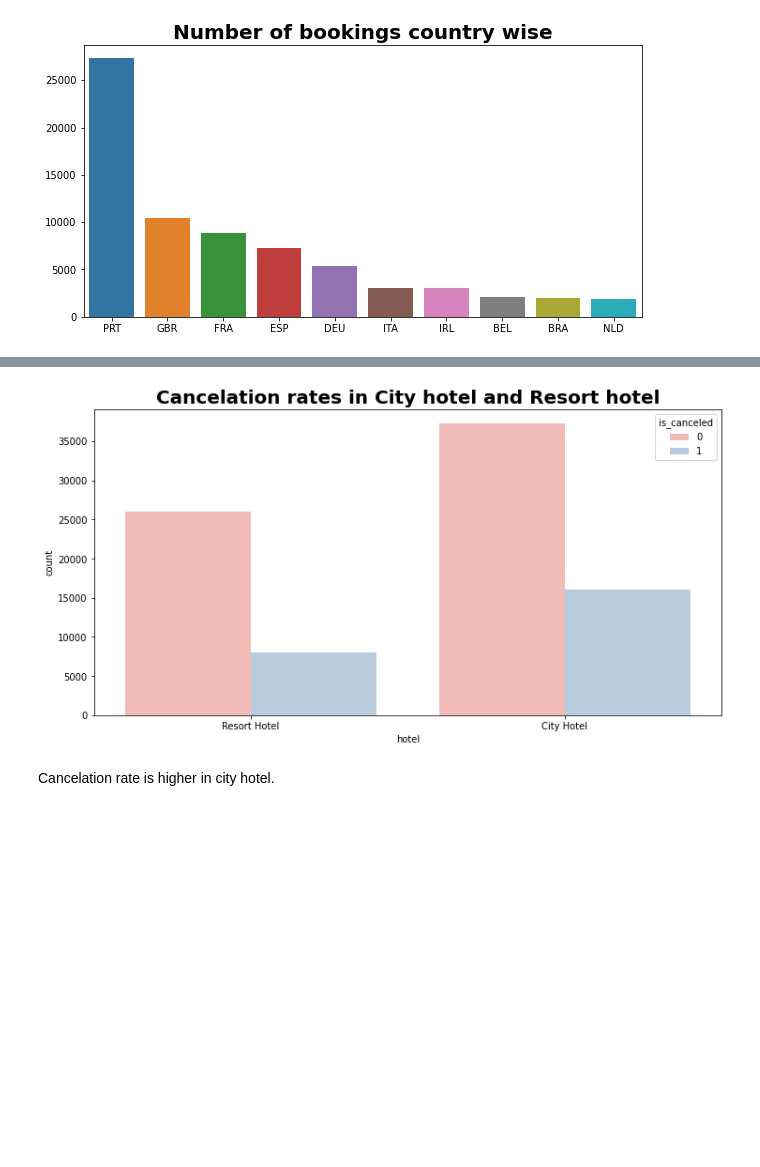
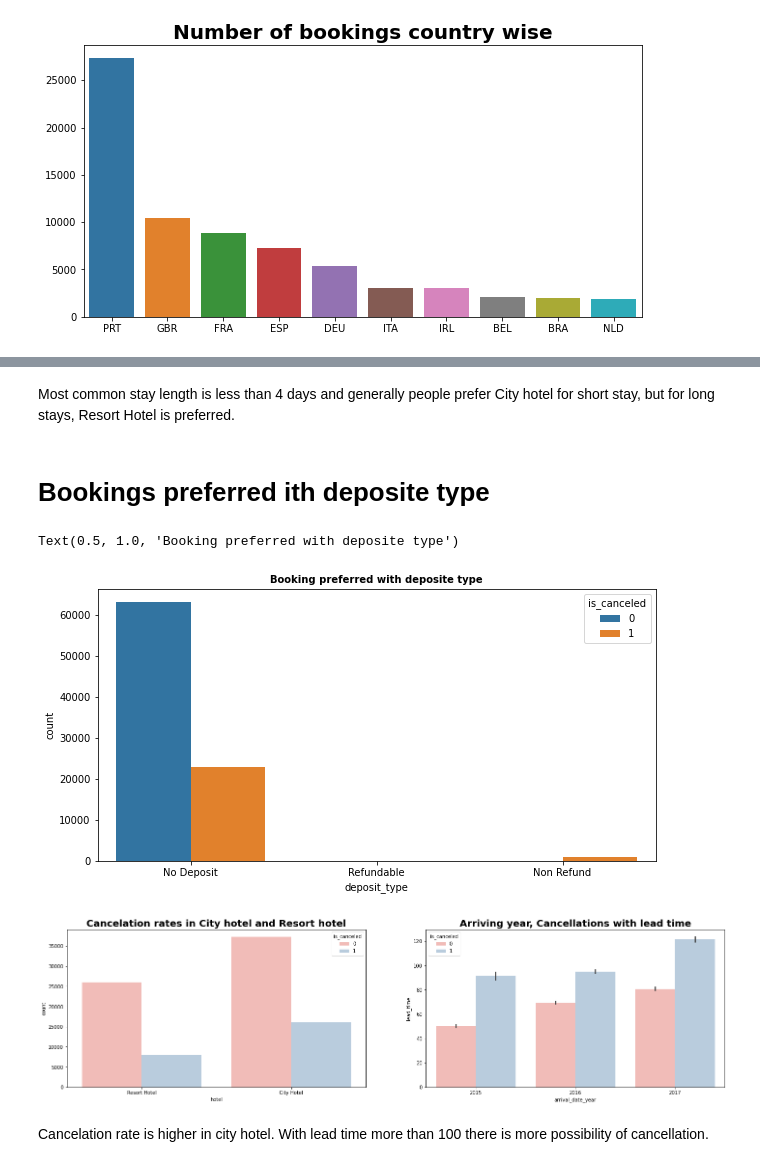
Before and after one commit to ShubhKjoshi/EDA_Hotel_booking_Analysis, a Jupyter notebook: Hotel_Booking_Analysis_Capstone_Project.ipynb, the cells around one changed output, grey strips where cells are left out. Saved outputs shown, nothing was run; the diff lists cells and outputs as text; code cells hidden in the pictures; blank space fills up the shorter version.

```diff
--- a/Hotel_Booking_Analysis_Capstone_Project.ipynb
+++ b/Hotel_Booking_Analysis_Capstone_Project.ipynb
@@ -199,5 +199,5 @@ Hotel_df.drop(Hotel_df[Hotel_df.adults + Hotel_df.babies + Hotel_df.children ==
 # %% [markdown]
 Adding somw new columns ....
 # %%
-Hotel_df.Total_members = Hotel_df.adults + Hotel_df.children + Hotel_df.babies     #creating new columns...........
-Hotel_df.Full_stay = Hotel_df.stays_in_weekend_nights + Hotel_df.stays_in_week_nights
+Hotel_df['Total_members'] = Hotel_df.adults + Hotel_df.children + Hotel_df.babies     #creating new columns...........
+Hotel_df['Full_stay'] = Hotel_df.stays_in_weekend_nights + Hotel_df.stays_in_week_nights
@@ -203,0 +233,2 @@ Hotel_df.Full_stay = Hotel_df.stays_in_weekend_nights + Hotel_df.stays_in_week_n
+# %%
+Hotel_df.drop(Hotel_df[Hotel_df['Average_daily_rate'] > 5000].index, inplace = True) # Removing all values > 5000
@@ -264,10 +389,24 @@ From 'PRT' the most guests are coming to the hotels....
+# %% [markdown]
+Most common stay length is less than 4 days and generally people prefer City hotel for short stay, but for long stays, Resort Hotel is preferred.
+# %% [markdown]
+# Bookings preferred ith deposite type
+# %%
+plt.figure(figsize = (10,5))
+sns.countplot(x='deposit_type',data=Hotel_df,hue ='is_canceled')
+plt.title('Booking preferred with deposite type',fontweight ="bold",size =10)
+# %% [output]
+Text(0.5, 1.0, 'Booking preferred with deposite type')
+[figure, added]
 # %%
 plt.figure(figsize=(12, 6))
-
+plt.subplot(1,2,1 )
 sns.countplot(x='hotel',hue="is_canceled", data=Hotel_df,palette='Pastel1')
 plt.title("Cancelation rates in City hotel and Resort hotel",fontweight="bold", size=20)
-plt.show()
+plt.subplot(1,2,2 )
+sns.barplot(x='arrival_date_year', y='lead_time',hue='is_canceled', data= Hotel_df, palette='Pastel1')
+plt.title('Arriving year, Cancellations with lead time',fontweight="bold", size=20)
+plt.subplots_adjust(right=1.7)
 # %% [output]
-[figure, old version]
+[figure, new version]
 # %% [markdown]
-Cancelation rate is higher in city hotel.
+Cancelation rate is higher in city hotel. With lead time more than 100 there is more possibility of cancellation.
```
Also changed, not shown: parts of 29 cells of this notebook.
